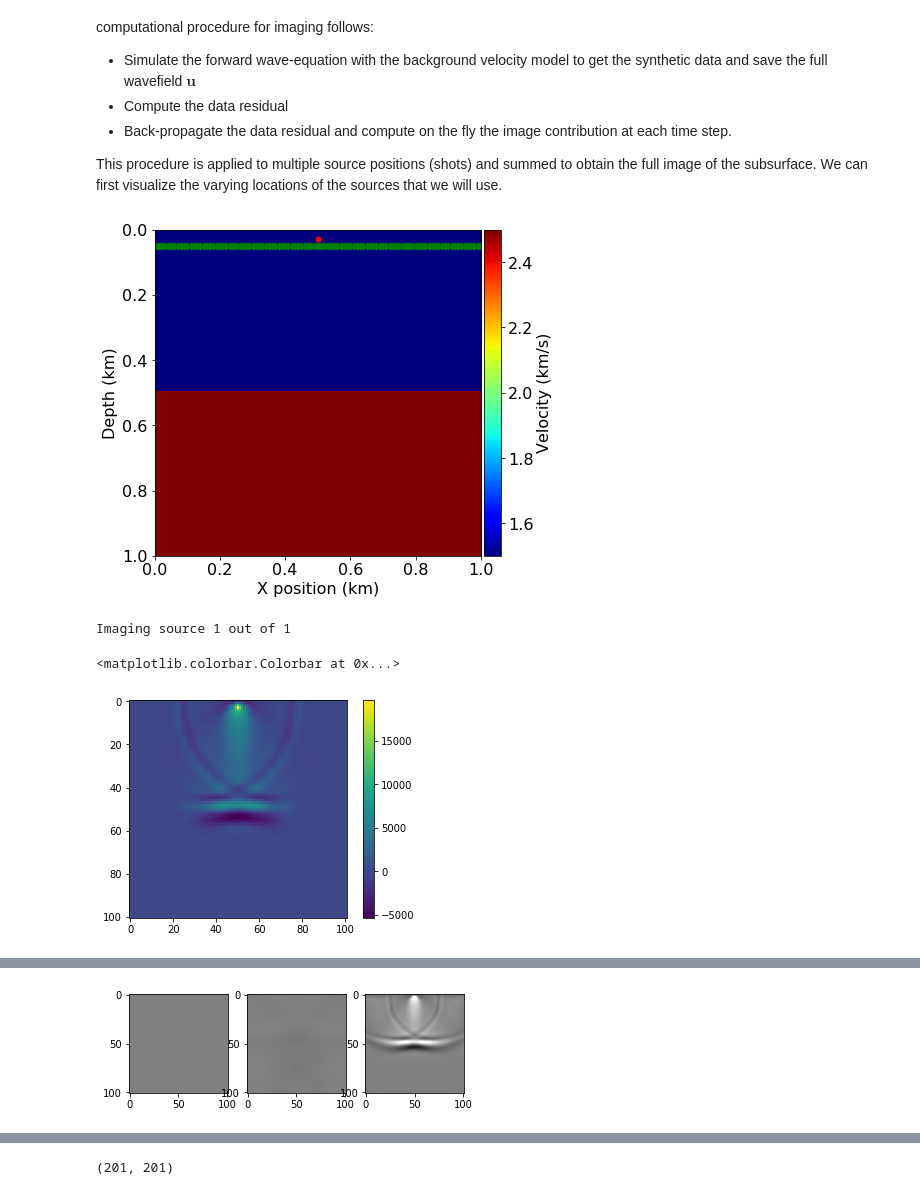
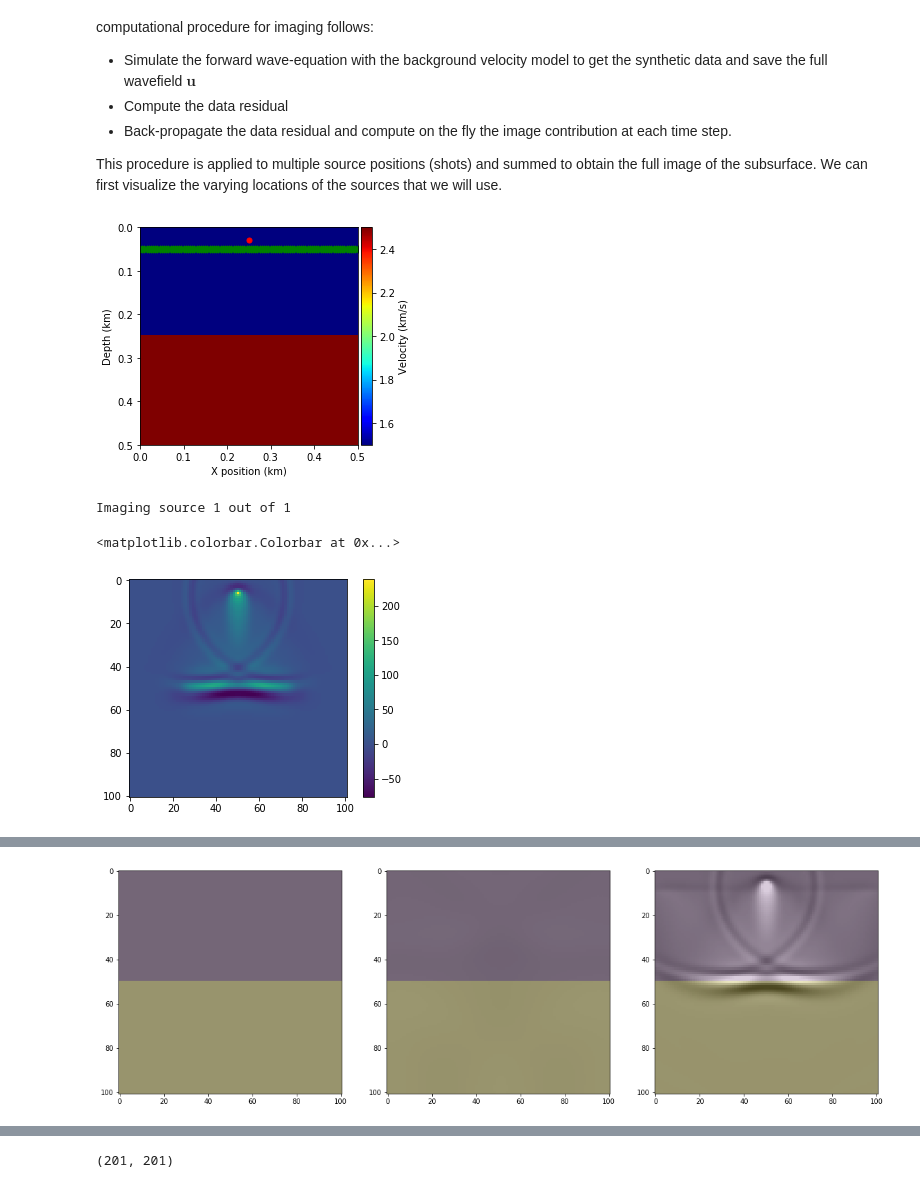
Before and after one commit to tccw/geotools, a Jupyter notebook: toys/devito_WSL/RTM_fault_testing.ipynb, the cells around one changed output, grey strips where cells are left out. Saved outputs shown, nothing was run; the diff lists cells and outputs as text; code cells hidden in the pictures.

Commit message:
Update RTM_fault_testing.ipynb
Small video visual changes

```diff
--- a/toys/devito_WSL/RTM_fault_testing.ipynb
+++ b/toys/devito_WSL/RTM_fault_testing.ipynb
@@ -50,13 +50,13 @@ preset = 'twolayer-isotropic'  # A simple but cheap model (recommended)
 if preset == 'twolayer-isotropic':
     def create_model(grid=None):
         return demo_model('twolayer-isotropic', origin=(0., 0.), shape=(101, 101),
-                          spacing=(10., 10.), nbpml=50, grid=grid, ratio=2)
+                          spacing=(5., 5.), nbpml=50, grid=grid, ratio=2)
     filter_sigma = (1, 1)
     nshots = 1
     nreceivers = 101
     t0 = 0.
-    tn = 1000.  # Simulation last 1 second (1000 ms)
-    f0 = 0.010  # Source peak frequency is 10Hz (0.010 kHz)
+    tn = 500.  # Simulation last 1 second (1000 ms)
+    f0 = 0.025  # Source peak frequency is 10Hz (0.010 kHz)
 
 # Simple vertical fault model for testing variable fault offset
 if preset == 'three-layer-isotropic':
@@ -87,10 +87,10 @@ if preset == 'marm_ii':
         return Model(origin=(0., 0.), shape=vel_marm_ii.T.shape, spacing=(10., 10.),
                      nbpml=nbpml, vp=vel_marm_ii.T, space_order=2)
     filter_sigma = (1, 1)
-    nshots = 21
+    nshots = 1
     nreceivers = 500
     t0 = 0.
-    tn = 2000.  # Simulation last 1 second (1000 ms)
+    tn = 750.  # Simulation last 1 second (1000 ms)
     f0 = 0.020  # Source peak frequency is 10Hz (0.010 kHz)
 
 # Variable 45 degree fault model with salt above (10m resolution)
@@ -126,11 +126,11 @@ if preset == 'sixty_nml_flt_vel_5m':
         return Model(origin=(0., 0.), shape=v.T.shape, spacing=(5., 5.),
                      nbpml=nbpml, vp=v.T, space_order=2)
     filter_sigma = (1, 1)
-    nshots = 62
+    nshots = 1
     nreceivers = 500
     t0 = 0.
     tn = 800.  # Simulation last 1 second (1000 ms)
-    f0 = 0.050  # Source peak frequency is 10Hz (0.010 kHz)
+    f0 = 0.030  # Source peak frequency is 10Hz (0.010 kHz)
 
 # Anticline with vertical faults (5m resolution)
 if preset == 'anticline_faults':
@@ -349,12 +349,12 @@ This procedure is applied to multiple source positions (shots) and summed to obt
 # Prepare the varying source locations
 source_locations = np.empty((nshots, 2), dtype=np.float32)
 # source_locations[:, 0] = np.linspace(0., 1000, num=nshots)
-source_locations[:, 0] = 500
+source_locations[:, 0] = 250
 source_locations[:, 1] = 30.
 
 plot_velocity(model, receiver=rec_coordinates, source=source_locations)
 # %% [output]
-[figure, old version]
+[figure, new version]
 # %%
 # Run imaging loop over shots
 from devito import Function, clear_cache
@@ -402,32 +402,34 @@ plt.imshow(np.sum(img_book[:250], axis=0))
 plt.colorbar()
 # %% [output]
 <matplotlib.colorbar.Colorbar at 0x...>
-[figure, old version]
+[figure, new version]
 # %%
 import matplotlib.pyplot as plt
 import matplotlib.animation as animation
 from IPython.display import HTML
 %matplotlib inline
 
-fig, ax = plt.subplots(nrows=1, ncols=3)
+fig, ax = plt.subplots(nrows=1, ncols=3, figsize=(20,15))
 # for i in range(geometry.nt):
-im = ax[0].imshow(v.data[0,model.nbpml:-model.nbpml,model.nbpml:-model.nbpml].T, vmin=-3e1, vmax=3e1, cmap='gray', animated=True)
-im2 = ax[1].imshow(u0.data[0,model.nbpml:-model.nbpml,model.nbpml:-model.nbpml].T, vmin=-0.5e1, vmax=0.5e1, cmap='gray', animated=True)
-im3 = ax[2].imshow(img_book[0], vmin=-1e4, vmax=1e4, cmap='gray', animated=True)
+im = ax[0].imshow(v.data[0,model.nbpml:-model.nbpml,model.nbpml:-model.nbpml].T, vmin=-5, vmax=5, cmap='gray', animated=True)
+im2 = ax[1].imshow(u0.data[0,model.nbpml:-model.nbpml,model.nbpml:-model.nbpml].T, vmin=-1, vmax=1, cmap='gray', animated=True)
+im3 = ax[2].imshow(img_book[0], vmin=-1e2, vmax=1e2, cmap='gray', animated=True)
+for a in ax:
+    a.imshow(model.vp.T, alpha=0.2)
 
 def updatefig(i, img):
 
     v_dat = v.data[i,model.nbpml:-model.nbpml,model.nbpml:-model.nbpml].T
     u0_dat = u0.data[i,model.nbpml:-model.nbpml,model.nbpml:-model.nbpml].T
     im.set_data(v_dat)
     im2.set_data(u0_dat)
     im3.set_data(np.sum(img[:i], axis=0))
     return im, im2
-ani = animation.FuncAnimation(fig, updatefig, frames=np.linspace(1, nt, nt, dtype=np.int64),
+ani = animation.FuncAnimation(fig, updatefig, frames=np.linspace(1, geometry.nt -1, geometry.nt -1, dtype=np.int64),
                               blit=True, interval=20, fargs=(img_book,))
 
 HTML(ani.to_html5_video())
 # %% [output]
 [interactive output not drawn]
-[figure, old version]
+[figure, new version]
 # %%
```
Also changed, not shown: parts of 10 cells of this notebook.
